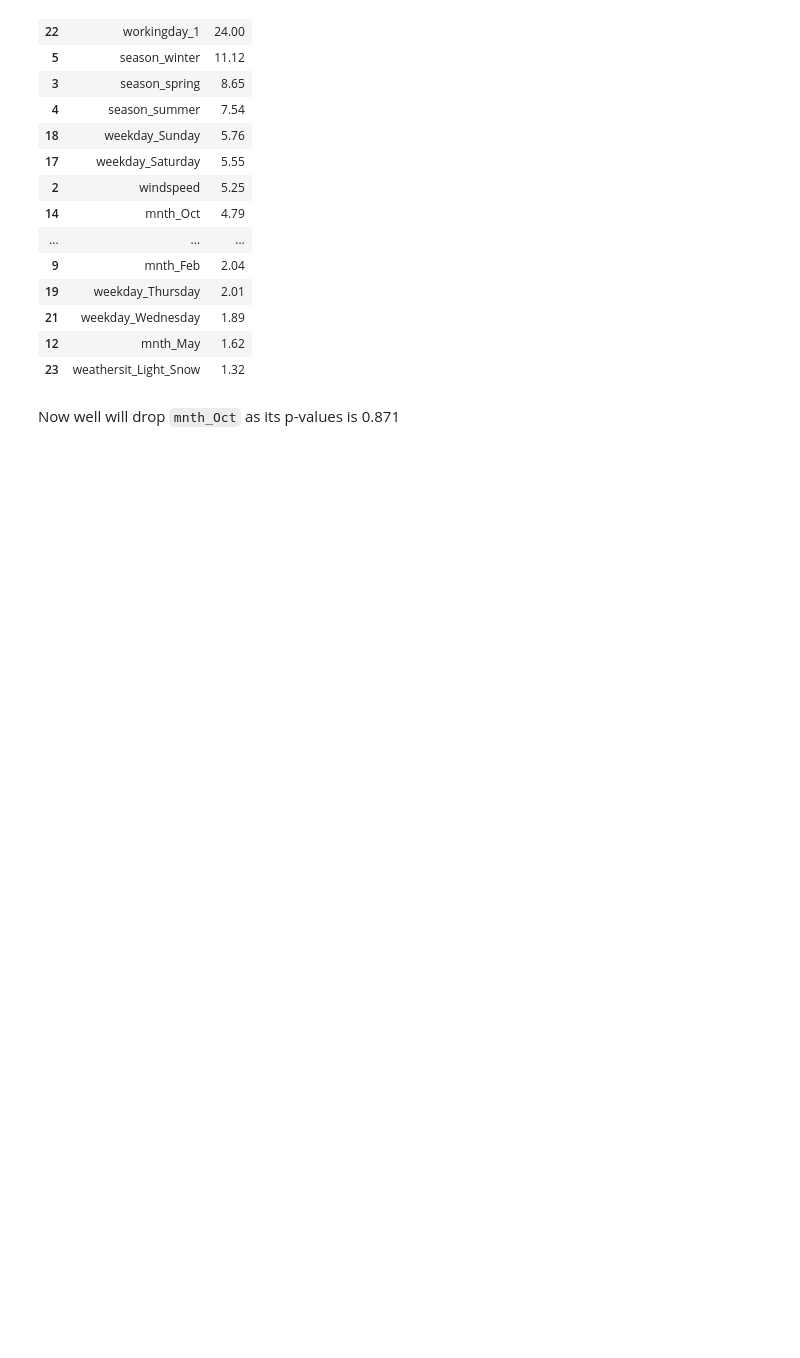
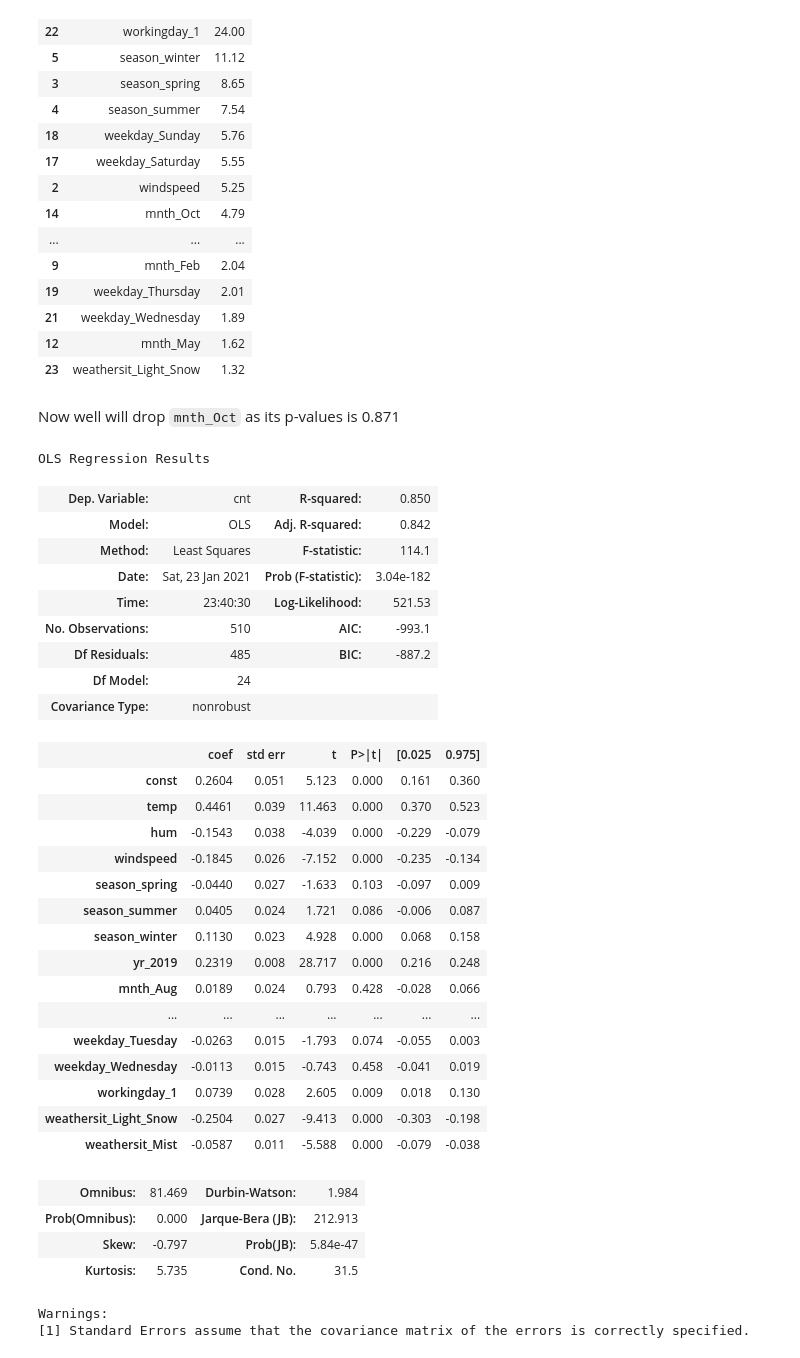
Before and after one commit to shikharverma96/Bike_Sharing, a Jupyter notebook: Bike_Sharing_Demand.ipynb, the cells around one changed output. Drawn from its saved outputs; the diff is of its cells as text; code cells hidden in the pictures; blank space fills up the shorter version.

Commit message:
Model 4

```diff
--- a/Bike_Sharing_Demand.ipynb
+++ b/Bike_Sharing_Demand.ipynb
@@ -571,3 +571,52 @@ vif
 | 23 | weathersit_Light_Snow | 1.32 |
 # %% [markdown]
 Now well will drop `mnth_Oct` as its p-values is 0.871
+# %%
+#model 4
+# Dropping highly correlated variables and insignificant variables
+X = X.drop('mnth_Oct',axis=1)
+# %%
+#create another model
+X_train_sm = sm.add_constant(X)
+
+# Create a second fitted model
+lr = sm.OLS(y_train, X_train_sm)
+
+#fit
+lr_model = lr.fit()
+
+#summary
+lr_model.summary()
+# %% [output]
+OLS Regression Results
+| Dep. Variable: | cnt | R-squared: | 0.850 |
+| Model: | OLS | Adj. R-squared: | 0.842 |
+| Method: | Least Squares | F-statistic: | 114.1 |
+| Date: | Sat, 23 Jan 2021 | Prob (F-statistic): | 3.04e-182 |
+| Time: | 23:40:30 | Log-Likelihood: | 521.53 |
+| No. Observations: | 510 | AIC: | -993.1 |
+| Df Residuals: | 485 | BIC: | -887.2 |
+| Df Model: | 24 |  |  |
+| Covariance Type: | nonrobust |  |  |
+|  | coef | std err | t | P>|t| | [0.025 | 0.975] |
+| const | 0.2604 | 0.051 | 5.123 | 0.000 | 0.161 | 0.360 |
+| temp | 0.4461 | 0.039 | 11.463 | 0.000 | 0.370 | 0.523 |
+| hum | -0.1543 | 0.038 | -4.039 | 0.000 | -0.229 | -0.079 |
+| windspeed | -0.1845 | 0.026 | -7.152 | 0.000 | -0.235 | -0.134 |
+| season_spring | -0.0440 | 0.027 | -1.633 | 0.103 | -0.097 | 0.009 |
+| season_summer | 0.0405 | 0.024 | 1.721 | 0.086 | -0.006 | 0.087 |
+| season_winter | 0.1130 | 0.023 | 4.928 | 0.000 | 0.068 | 0.158 |
+| yr_2019 | 0.2319 | 0.008 | 28.717 | 0.000 | 0.216 | 0.248 |
+| mnth_Aug | 0.0189 | 0.024 | 0.793 | 0.428 | -0.028 | 0.066 |
+| ... | ... | ... | ... | ... | ... | ... |
+| weekday_Tuesday | -0.0263 | 0.015 | -1.793 | 0.074 | -0.055 | 0.003 |
+| weekday_Wednesday | -0.0113 | 0.015 | -0.743 | 0.458 | -0.041 | 0.019 |
+| workingday_1 | 0.0739 | 0.028 | 2.605 | 0.009 | 0.018 | 0.130 |
+| weathersit_Light_Snow | -0.2504 | 0.027 | -9.413 | 0.000 | -0.303 | -0.198 |
+| weathersit_Mist | -0.0587 | 0.011 | -5.588 | 0.000 | -0.079 | -0.038 |
+| Omnibus: | 81.469 | Durbin-Watson: | 1.984 |
+| Prob(Omnibus): | 0.000 | Jarque-Bera (JB): | 212.913 |
+| Skew: | -0.797 | Prob(JB): | 5.84e-47 |
+| Kurtosis: | 5.735 | Cond. No. | 31.5 |
+Warnings:
+[1] Standard Errors assume that the covariance matrix of the errors is correctly specified.
```
Also changed, not shown: parts of 2 cells of this notebook.
